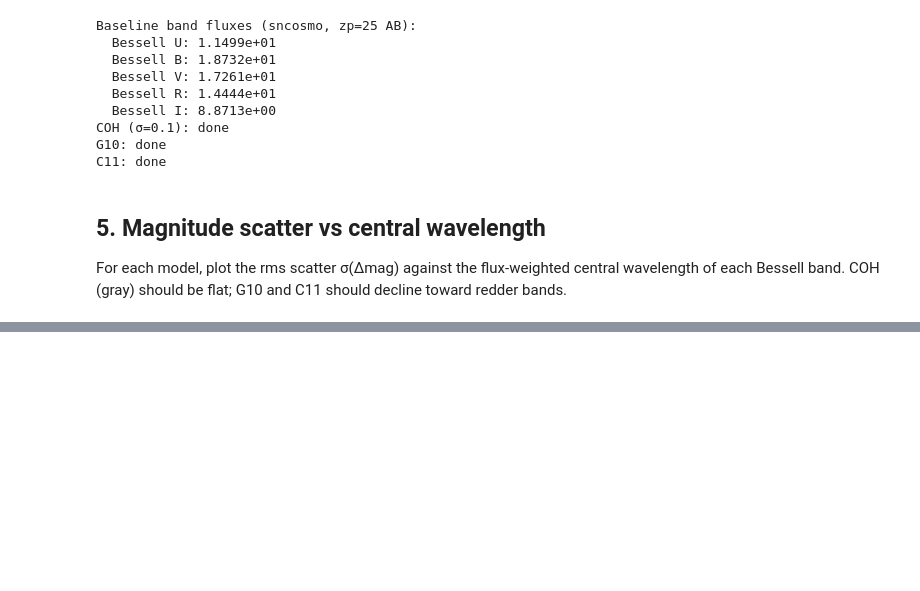
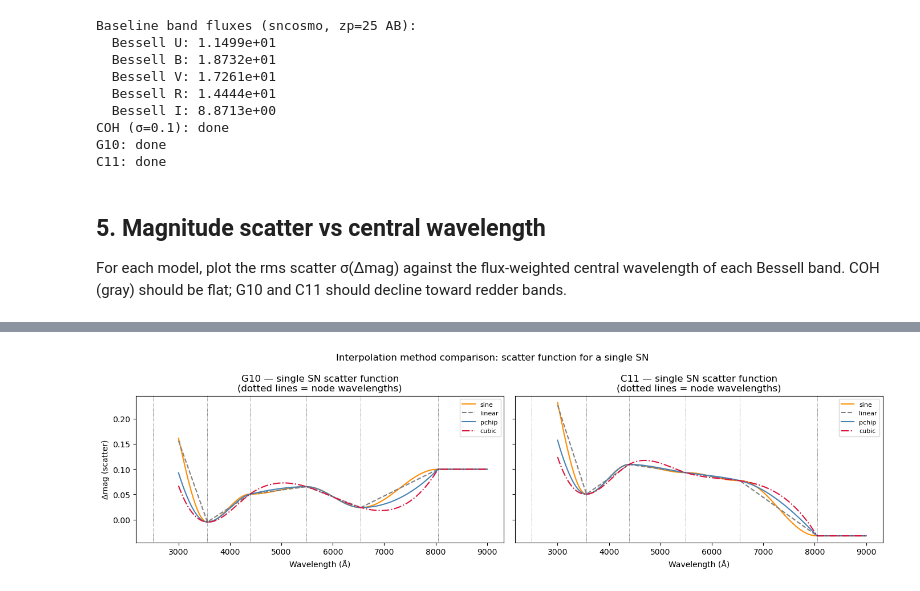
Before and after one commit to lincc-frameworks/lightcurvelynx, a Jupyter notebook: docs/notebooks/intrinsic_scatter.ipynb, the cells around one changed output, grey strips where cells are left out. Saved outputs shown, nothing was run; the diff lists cells and outputs as text; code cells hidden in the pictures; blank space fills up the shorter version.

```diff
--- a/docs/notebooks/intrinsic_scatter.ipynb
+++ b/docs/notebooks/intrinsic_scatter.ipynb
@@ -148,0 +160,32 @@ plt.tight_layout()
+# %%
+INTERP_METHODS = ["sine", "linear", "pchip", "cubic"]
+INTERP_COLORS = {"sine": "darkorange", "linear": "gray", "pchip": "steelblue", "cubic": "crimson"}
+INTERP_STYLES = {"sine": "-", "linear": "--", "pchip": "-", "cubic": "-."}
+
+g10_modelpars = {"modelname": "G10", "coh_sigma": 0.09}
+c11_modelpars = {"modelname": "C11"}
+
+# --- Single-SN scatter function ---
+# Reset to the same seed for each method so node draws are identical —
+# differences come purely from the interpolation shape.
+fig, axes = plt.subplots(1, 2, figsize=(14, 4), sharey=True)
+for ax, (label, modelpars) in zip(axes, [("G10", g10_modelpars), ("C11", c11_modelpars)]):
+    for method in INTERP_METHODS:
+        effect = SNIaIntrinsicScatter(modelpars=modelpars, interp_method=method)
+        model = SncosmoWrapperModel("salt3", **SALT3_KWARGS)
+        model.add_effect(effect)
+        state_i = next(iter(model.sample_parameters(num_samples=1, rng_info=np.random.default_rng(42))))
+        sed = model.evaluate_sed(times_peak, wavelengths, state_i)
+        scatter_fn = -2.5 * np.log10(sed[0] / baseline_sed[0])
+        ax.plot(wavelengths, scatter_fn, color=INTERP_COLORS[method],
+                ls=INTERP_STYLES[method], label=method, lw=1.5)
+    for lam in [2500, 3560, 4390, 5490, 6545, 8045]:
+        ax.axvline(lam, color="k", lw=0.5, ls=":")
+    ax.set_xlabel("Wavelength (Å)")
+    ax.set_title(f"{label} — single SN scatter function\n(dotted lines = node wavelengths)")
+    ax.legend(fontsize=8)
+axes[0].set_ylabel("Δmag (scatter)")
+fig.suptitle("Interpolation method comparison: scatter function for a single SN")
+plt.tight_layout()
+# %% [output]
+[figure, added]
```
Also changed, not shown: parts of 5 cells of this notebook, 1 other file.
